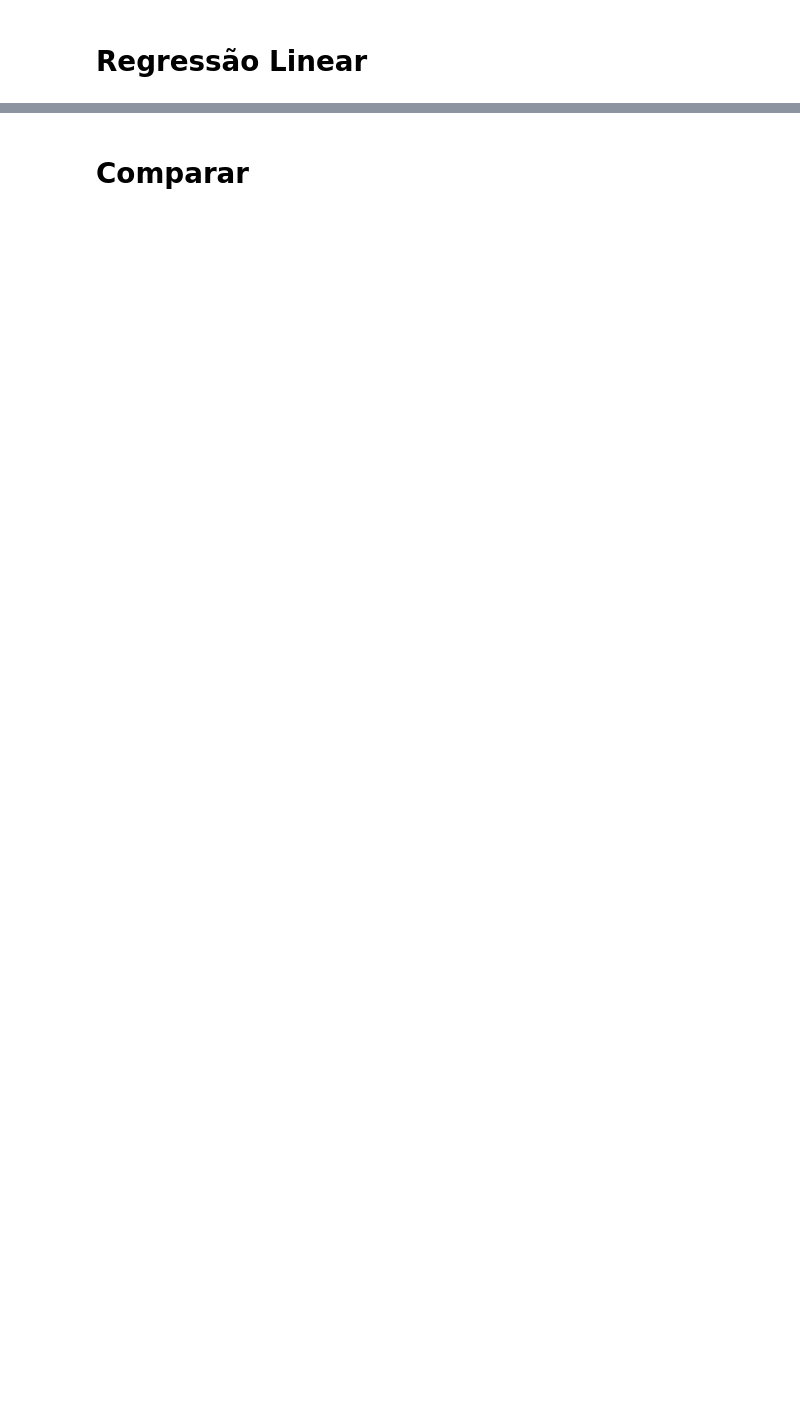
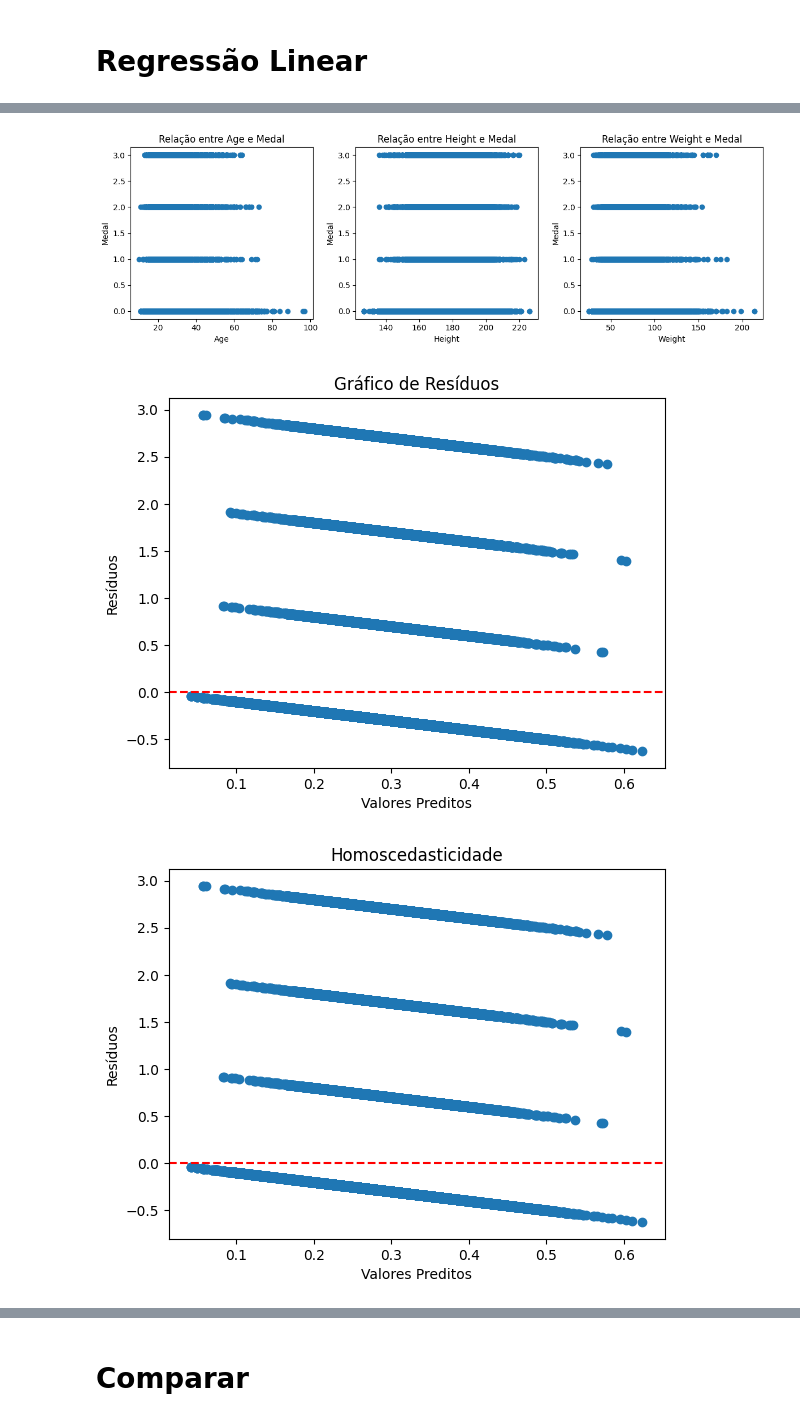
Before and after one commit to GuiRocDuarte/FaculdadeSemestreAtual, a Jupyter notebook: Projeto_Integrador_VI/athlete.ipynb, the cells around one changed output, grey strips where cells are left out. Cells and saved outputs as stored; diff of their text form; code cells hidden in the pictures; blank space fills up the shorter version.

```diff
--- a/Projeto_Integrador_VI/athlete.ipynb
+++ b/Projeto_Integrador_VI/athlete.ipynb
@@ -205,0 +209,49 @@ Mean Squared Error - Regressão Linear: 0.6022097363919081
+# %%
+# 3. Análises das suposições do modelo
+
+# 3.1 Verifique se há relação linear entre a variável dependente e as variáveis independentes
+plt.figure(figsize=(12, 4))
+for i, col in enumerate(X_train.columns):
+    plt.subplot(1, 3, i + 1)
+    plt.scatter(X_train[col], y_train)
+    plt.title(f'Relação entre {col} e Medal')
+    plt.xlabel(col)
+    plt.ylabel('Medal')
+plt.tight_layout()
+plt.show()
+
+# 3.2 Certifique-se de que os erros do modelo sejam independentes (usando gráfico de resíduos)
+residuals = y_test - y_pred_lr
+plt.scatter(y_pred_lr, residuals)
+plt.axhline(0, color='red', linestyle='--')
+plt.xlabel('Valores Preditos')
+plt.ylabel('Resíduos')
+plt.title('Gráfico de Resíduos')
+plt.show()
+
+# 3.3 Verifique se a variância dos erros é constante (Homoscedasticidade)
+plt.scatter(y_pred_lr, residuals)
+plt.axhline(0, color='red', linestyle='--')
+plt.xlabel('Valores Preditos')
+plt.ylabel('Resíduos')
+plt.title('Homoscedasticidade')
+plt.show()
+
+# 3.4 Verifique se os erros seguem uma distribuição normal
+sns.histplot(residuals, kde=True)
+plt.title('Distribuição dos Resíduos')
+plt.show()
+
+# Teste de normalidade (Shapiro-Wilk)
+shapiro_test = stats.shapiro(residuals)
+print(f"Teste de Shapiro-Wilk para Normalidade dos Resíduos: {shapiro_test}")
+
+# 3.5 Avaliar a multicolinearidade com VIF
+vif_data = pd.DataFrame()
+vif_data['Feature'] = X.columns
+vif_data['VIF'] = [variance_inflation_factor(X.values, i) for i in range(X.shape[1])]
+print(vif_data)
+# %% [output]
+[figure, added]
+[figure, added]
+[figure, added]
```
Also changed, not shown: parts of 9 cells of this notebook, 24 other files.
